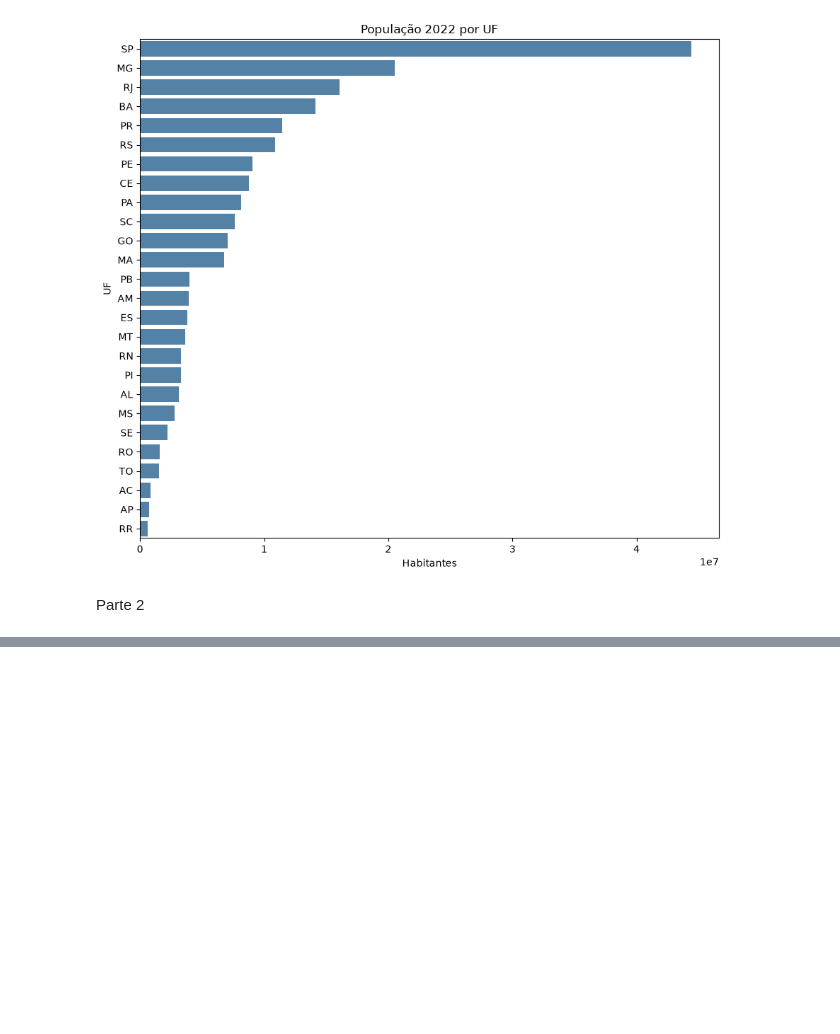
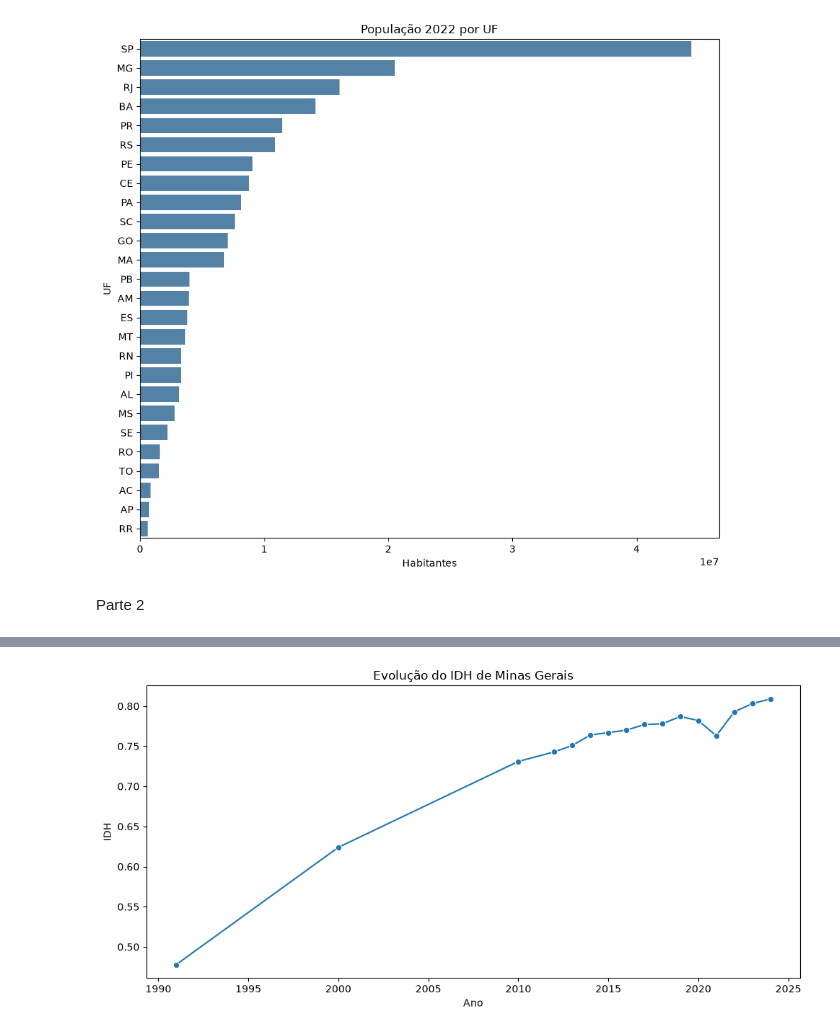
Before and after one commit to Ninassc/analise_dados, a Jupyter notebook: atv4/populacao.ipynb, the cells around one changed output, grey strips where cells are left out. Cells and saved outputs as stored; diff of their text form; code cells hidden in the pictures; blank space fills up the shorter version.

```diff
--- a/atv4/populacao.ipynb
+++ b/atv4/populacao.ipynb
@@ -246,0 +339,4 @@ tabela3
+# %%
+mg = idh_longo[idh_longo["Sigla"] == "MG"]
+
+mg
@@ -246,0 +361,19 @@ tabela3
+# %%
+fig, ax = plt.subplots(figsize=(10, 5))
+
+sns.lineplot(
+    data=mg,
+    x="ano",
+    y="idh",
+    marker="o",
+    ax=ax
+)
+
+ax.set_title("Evolução do IDH de Minas Gerais")
+ax.set_xlabel("Ano")
+ax.set_ylabel("IDH")
+
+plt.tight_layout()
+plt.show()
+# %% [output]
+[figure, added]
```
Also changed, not shown: parts of 13 cells of this notebook, 3 other files.
